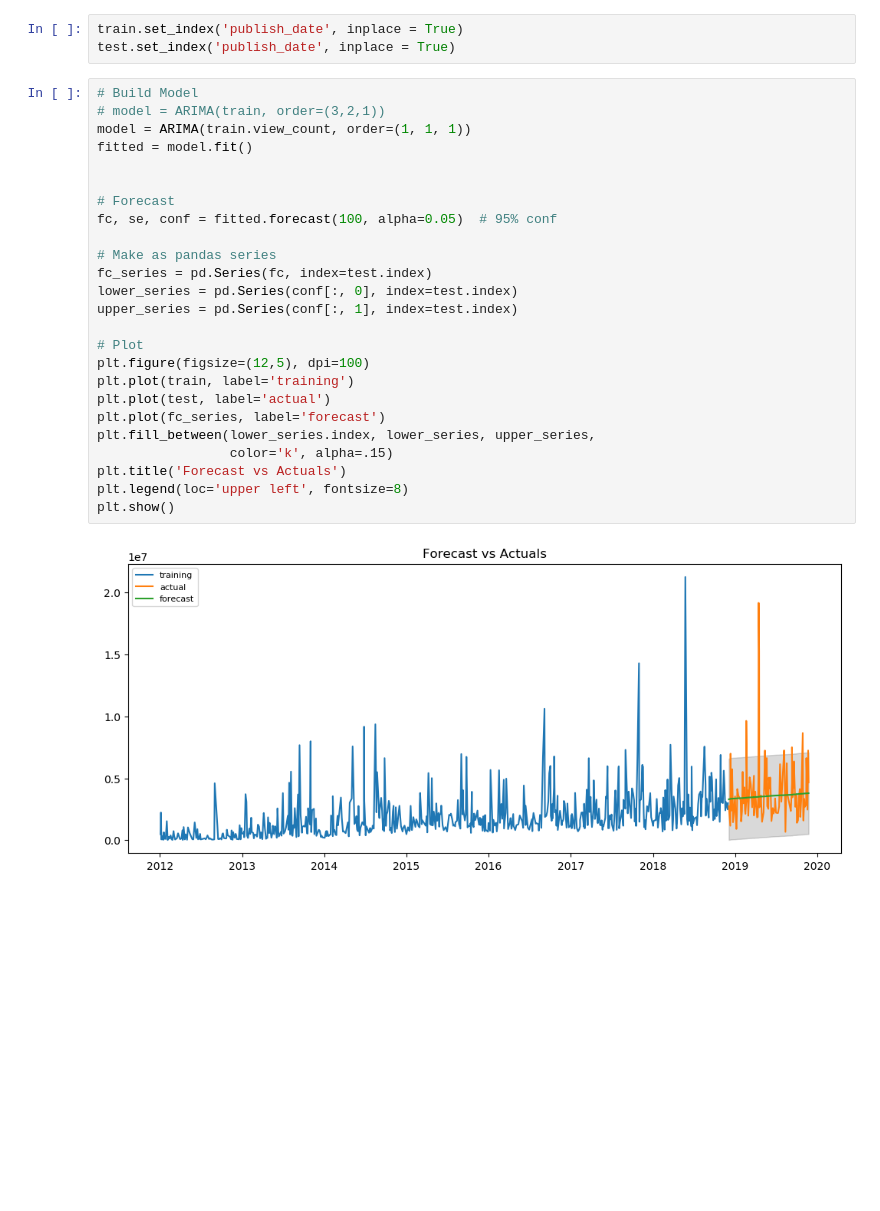
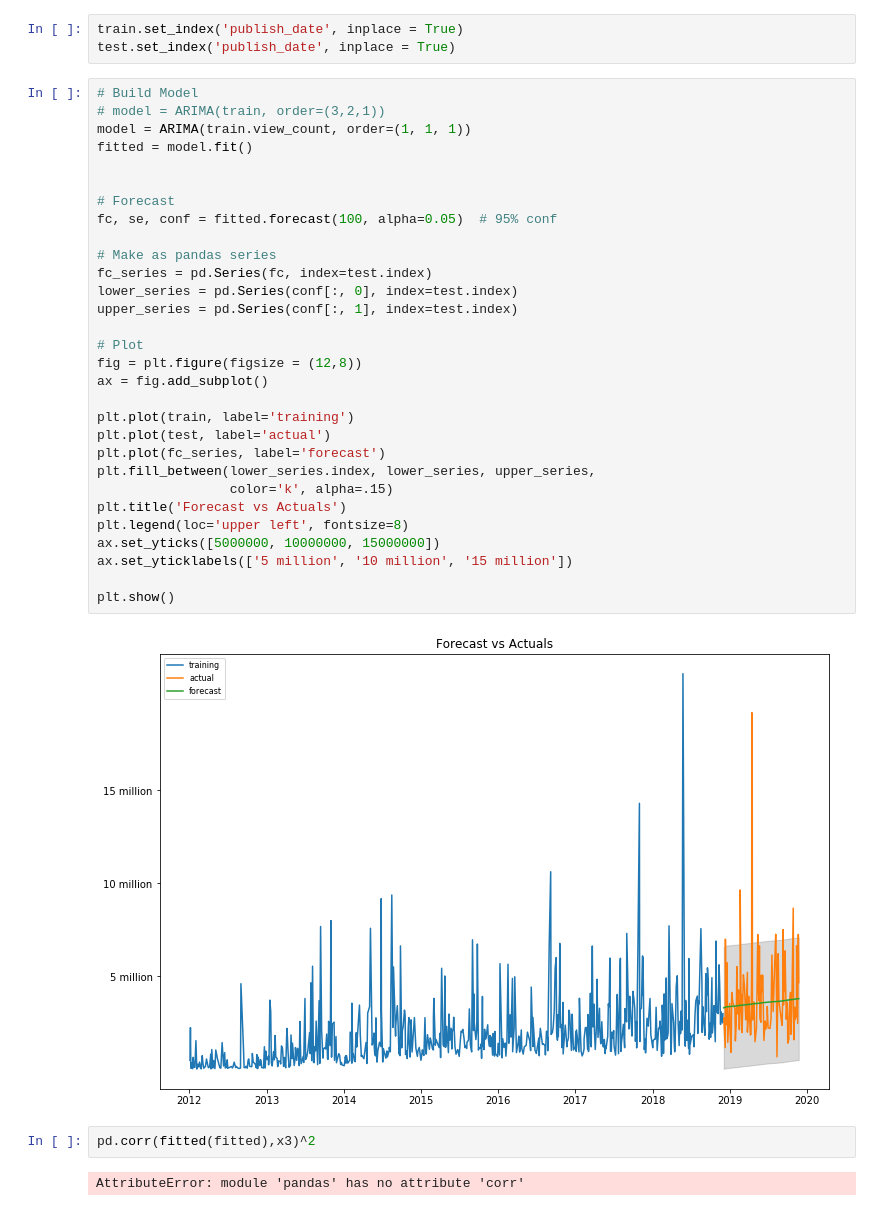
Before and after one commit to Carterbouley/flatiron-mod_4, a Jupyter notebook: TimeSeriesAnalysis.ipynb, the cells around one changed output. Cells and saved outputs as stored; diff of their text form; blank space fills up the shorter version.

```diff
--- a/TimeSeriesAnalysis.ipynb
+++ b/TimeSeriesAnalysis.ipynb
@@ -125,27 +145,36 @@ test.set_index('publish_date', inplace = True)
 # %%
 # Build Model
 # model = ARIMA(train, order=(3,2,1))
 model = ARIMA(train.view_count, order=(1, 1, 1))
 fitted = model.fit()
 
 
 # Forecast
 fc, se, conf = fitted.forecast(100, alpha=0.05)  # 95% conf
 
 # Make as pandas series
 fc_series = pd.Series(fc, index=test.index)
 lower_series = pd.Series(conf[:, 0], index=test.index)
 upper_series = pd.Series(conf[:, 1], index=test.index)
 
 # Plot
-plt.figure(figsize=(12,5), dpi=100)
+fig = plt.figure(figsize = (12,8))
+ax = fig.add_subplot()
+
 plt.plot(train, label='training')
 plt.plot(test, label='actual')
 plt.plot(fc_series, label='forecast')
 plt.fill_between(lower_series.index, lower_series, upper_series,
                  color='k', alpha=.15)
 plt.title('Forecast vs Actuals')
 plt.legend(loc='upper left', fontsize=8)
+ax.set_yticks([5000000, 10000000, 15000000])
+ax.set_yticklabels(['5 million', '10 million', '15 million'])
+
 plt.show()
 # %% [output]
-[figure, old version]
+[figure, new version]
+# %%
+pd.corr(fitted(fitted),x3)^2
+# %% [output]
+AttributeError: module 'pandas' has no attribute 'corr'
```
Also changed, not shown: parts of 4 cells of this notebook, 2 other files.
